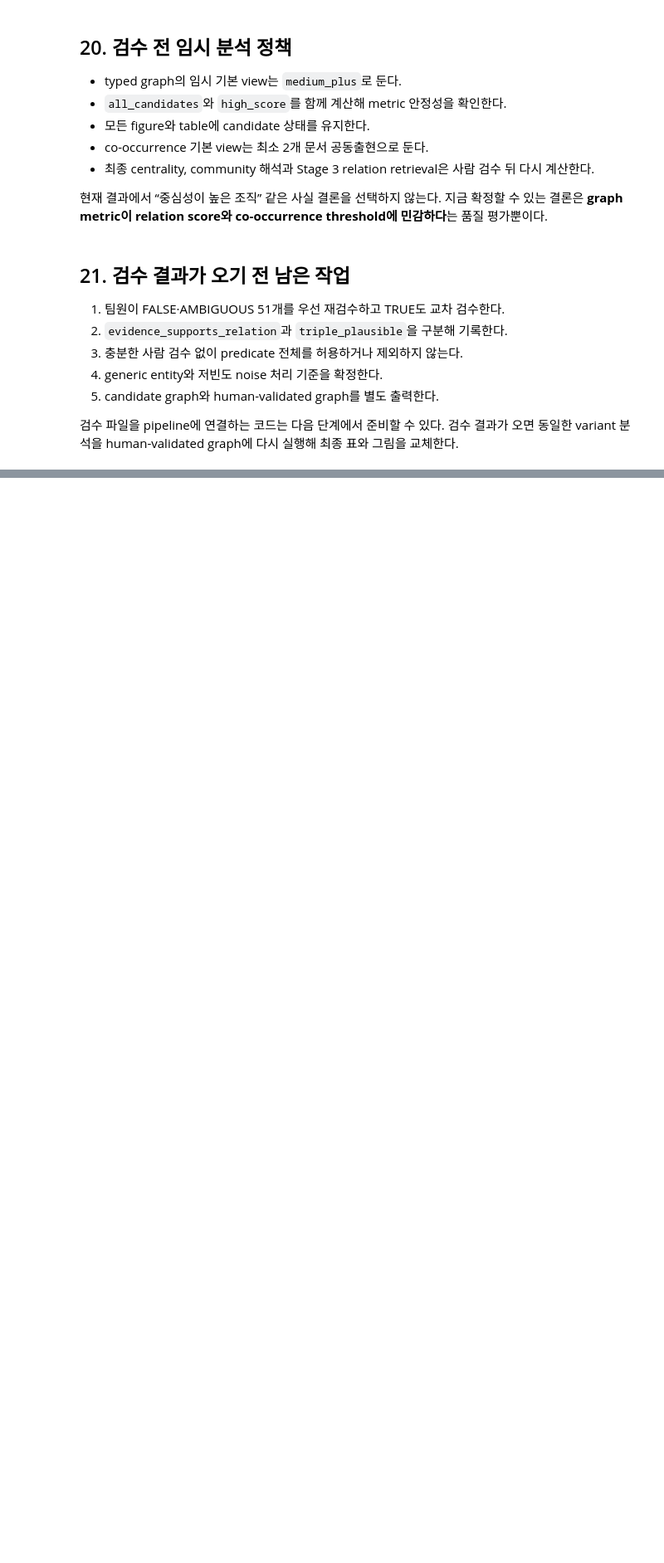
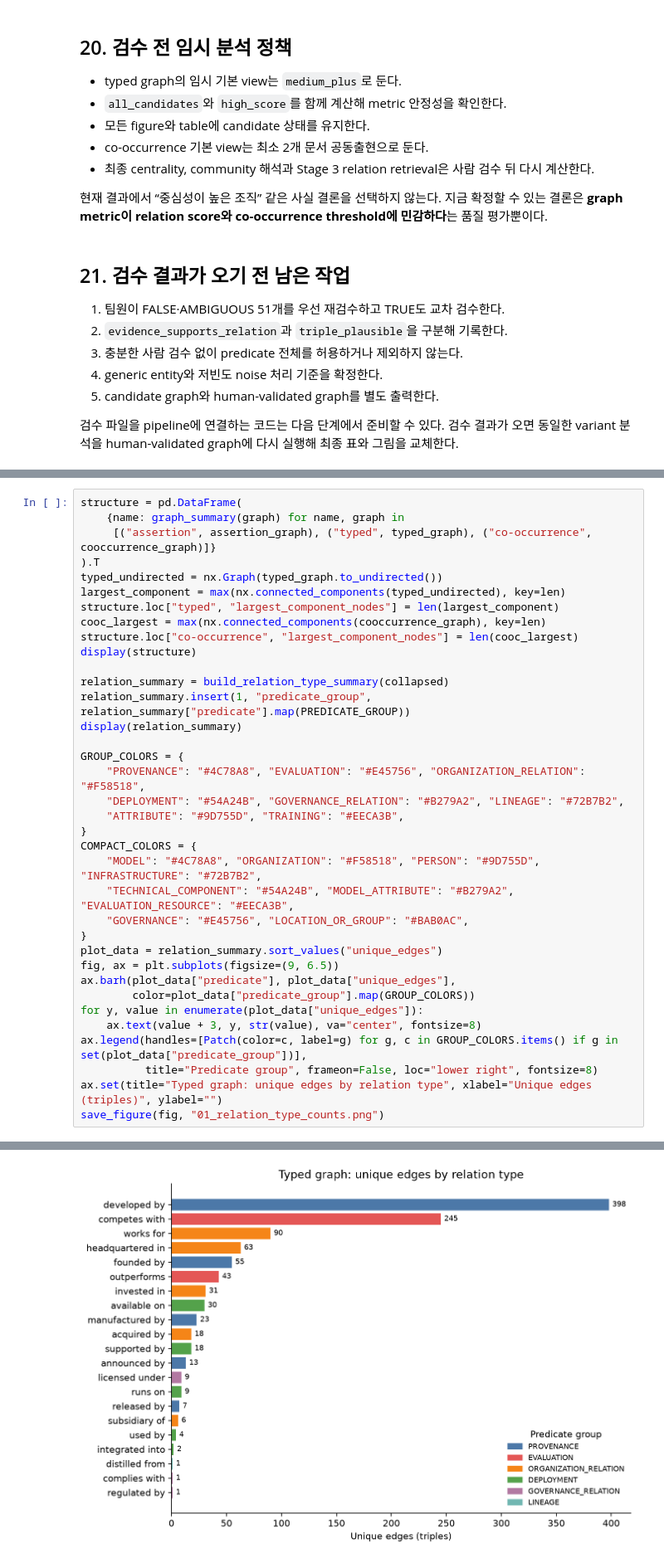
Before and after one commit to jihyeon26/2026-09-CLT-computational_language, a Jupyter notebook: notebooks/stage1_wp3_open_models_contract.ipynb, the cells around one changed output, grey strips where cells are left out. Shown at 83% size. Saved outputs shown, nothing was run; the diff lists cells and outputs as text; blank space fills up the shorter version.

Commit message:
feat(wp3): build final knowledge graph from corrected relations

```diff
--- a/notebooks/stage1_wp3_open_models_contract.ipynb
+++ b/notebooks/stage1_wp3_open_models_contract.ipynb
@@ -966,0 +1456,37 @@ variant 분석을 human-validated graph에 다시 실행해 최종 표와 그림
+# %%
+structure = pd.DataFrame(
+    {name: graph_summary(graph) for name, graph in
+     [("assertion", assertion_graph), ("typed", typed_graph), ("co-occurrence", cooccurrence_graph)]}
+).T
+typed_undirected = nx.Graph(typed_graph.to_undirected())
+largest_component = max(nx.connected_components(typed_undirected), key=len)
+structure.loc["typed", "largest_component_nodes"] = len(largest_component)
+cooc_largest = max(nx.connected_components(cooccurrence_graph), key=len)
+structure.loc["co-occurrence", "largest_component_nodes"] = len(cooc_largest)
+display(structure)
+
+relation_summary = build_relation_type_summary(collapsed)
+relation_summary.insert(1, "predicate_group", relation_summary["predicate"].map(PREDICATE_GROUP))
+display(relation_summary)
+
+GROUP_COLORS = {
+    "PROVENANCE": "#4C78A8", "EVALUATION": "#E45756", "ORGANIZATION_RELATION": "#F58518",
+    "DEPLOYMENT": "#54A24B", "GOVERNANCE_RELATION": "#B279A2", "LINEAGE": "#72B7B2",
+    "ATTRIBUTE": "#9D755D", "TRAINING": "#EECA3B",
+}
+COMPACT_COLORS = {
+    "MODEL": "#4C78A8", "ORGANIZATION": "#F58518", "PERSON": "#9D755D", "INFRASTRUCTURE": "#72B7B2",
+    "TECHNICAL_COMPONENT": "#54A24B", "MODEL_ATTRIBUTE": "#B279A2", "EVALUATION_RESOURCE": "#EECA3B",
+    "GOVERNANCE": "#E45756", "LOCATION_OR_GROUP": "#BAB0AC",
+}
+plot_data = relation_summary.sort_values("unique_edges")
+fig, ax = plt.subplots(figsize=(9, 6.5))
+ax.barh(plot_data["predicate"], plot_data["unique_edges"],
+        color=plot_data["predicate_group"].map(GROUP_COLORS))
+for y, value in enumerate(plot_data["unique_edges"]):
+    ax.text(value + 3, y, str(value), va="center", fontsize=8)
+ax.legend(handles=[Patch(color=c, label=g) for g, c in GROUP_COLORS.items() if g in set(plot_data["predicate_group"])],
+          title="Predicate group", frameon=False, loc="lower right", fontsize=8)
+ax.set(title="Typed graph: unique edges by relation type", xlabel="Unique edges (triples)", ylabel="")
+save_figure(fig, "01_relation_type_counts.png")
+# %% [output]
@@ -966,0 +1514 @@ variant 분석을 human-validated graph에 다시 실행해 최종 표와 그림
+[figure, added]
```
Also changed, not shown: parts of 42 cells of this notebook, 17 other files.
